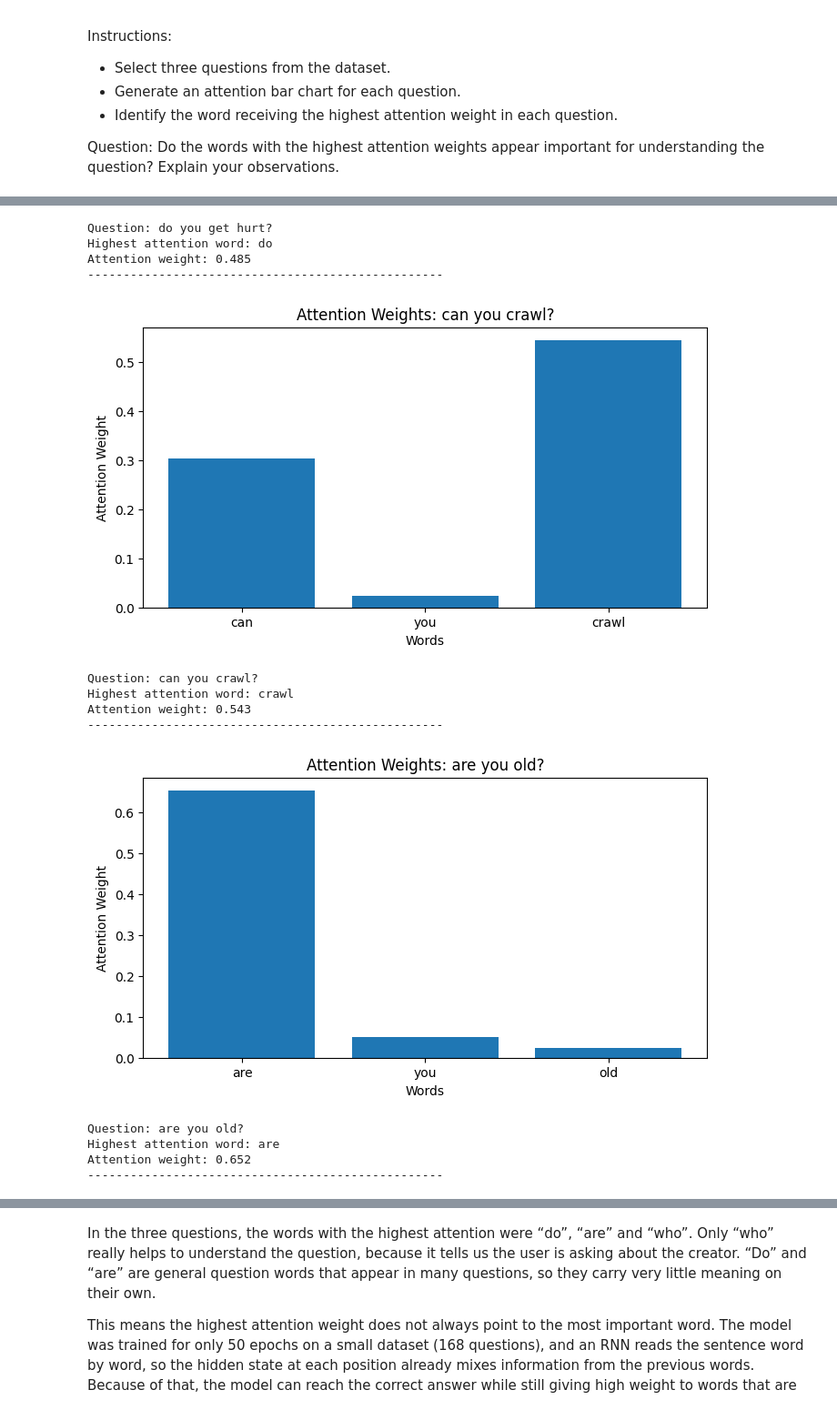
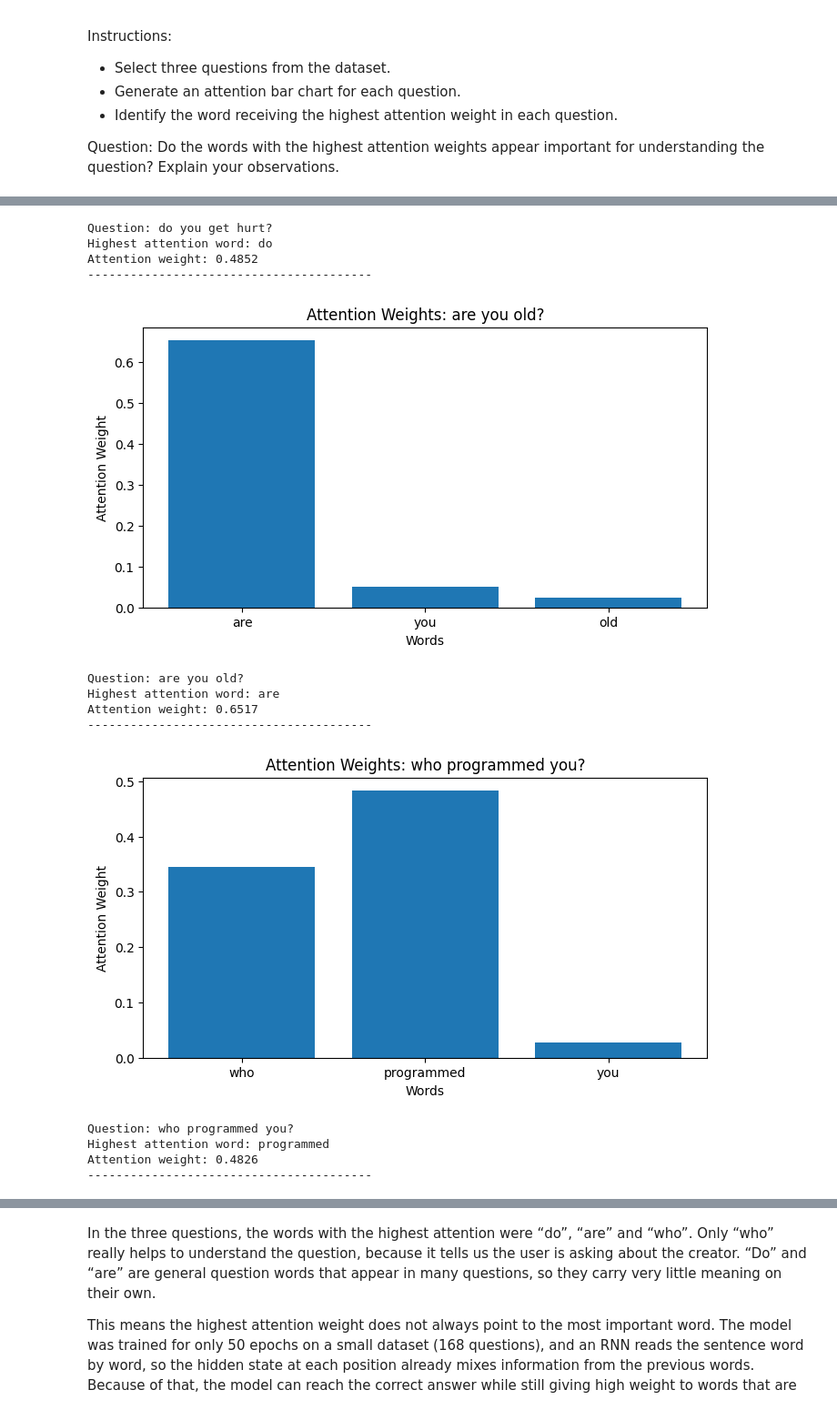
Before and after one commit to zainab-bukhamsin/NLP_Lab11, a Jupyter notebook: Lab_11_Attention_with_RNN.ipynb, the cells around one changed output, grey strips where cells are left out. Shown at 91% size. Cells and saved outputs as stored; diff of their text form; code cells hidden in the pictures.

```diff
--- a/Lab_11_Attention_with_RNN.ipynb
+++ b/Lab_11_Attention_with_RNN.ipynb
@@ -127,56 +127,55 @@ Instructions:
 Question: Do the words with the highest attention weights appear important for understanding the question? Explain your observations.
 # %%
 
-
-# Task 1 — Understand Attention Weights
+# Task 1 - Understand Attention Weights
 
 # Select three questions from the dataset
-question_indices = [0, 6, 14]
+question_indices = [0, 14, 42]
 
 model.eval()
 
 for i in question_indices:
     question = df["question"].iloc[i]
 
-    # Get the words used by the tokenizer
+    # Get the words in the question
     tokens = [int(t) for t in X[i] if int(t) != 0]
     words = [tokenizer.index_word[t] for t in tokens]
 
-    # Get attention weights
+    # Get attention weights from the model
     with torch.no_grad():
         prediction, weights = model(X[i:i+1])
 
     attention_weights = weights[0, :len(words)].tolist()
 
     # Plot attention weights
     plt.figure(figsize=(8, 4))
     plt.bar(words, attention_weights)
     plt.title("Attention Weights: " + question)
     plt.xlabel("Words")
     plt.ylabel("Attention Weight")
     plt.show()
 
-    # Find word with highest attention
+    # Find the word with the highest attention
     max_index = attention_weights.index(max(attention_weights))
 
     print("Question:", question)
     print("Highest attention word:", words[max_index])
-    print("Attention weight:", round(attention_weights[max_index], 3))
-    print("-" * 50)
+    print("Attention weight:", round(attention_weights[max_index], 4))
+    print("-" * 40)
 # %% [output]
 [figure]
 Question: do you get hurt?
 Highest attention word: do
-Attention weight: 0.485
---------------------------------------------------
+Attention weight: 0.4852
+----------------------------------------
-[figure, old version]
+[figure, new version]
-Question: can you crawl?
-Highest attention word: crawl
-Attention weight: 0.543
---------------------------------------------------
+Question: are you old?
+Highest attention word: are
+Attention weight: 0.6517
+----------------------------------------
-[figure, old version]
+[figure, new version]
-Question: are you old?
-Highest attention word: are
-Attention weight: 0.652
---------------------------------------------------
+Question: who programmed you?
+Highest attention word: programmed
+Attention weight: 0.4826
+----------------------------------------
 # %% [markdown]
```
Also changed, not shown: parts of 3 cells of this notebook.
